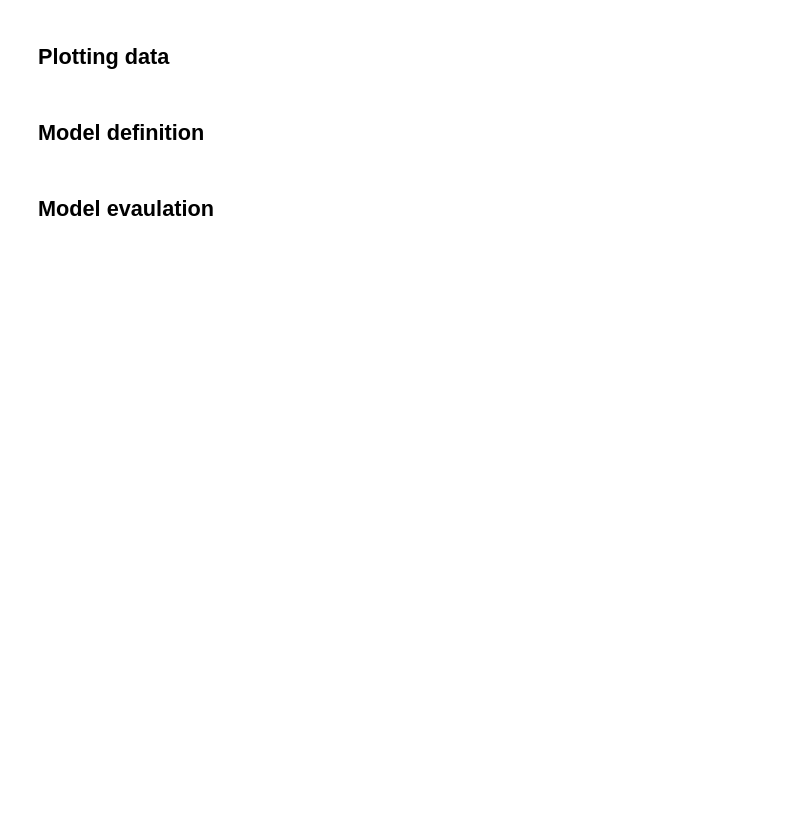
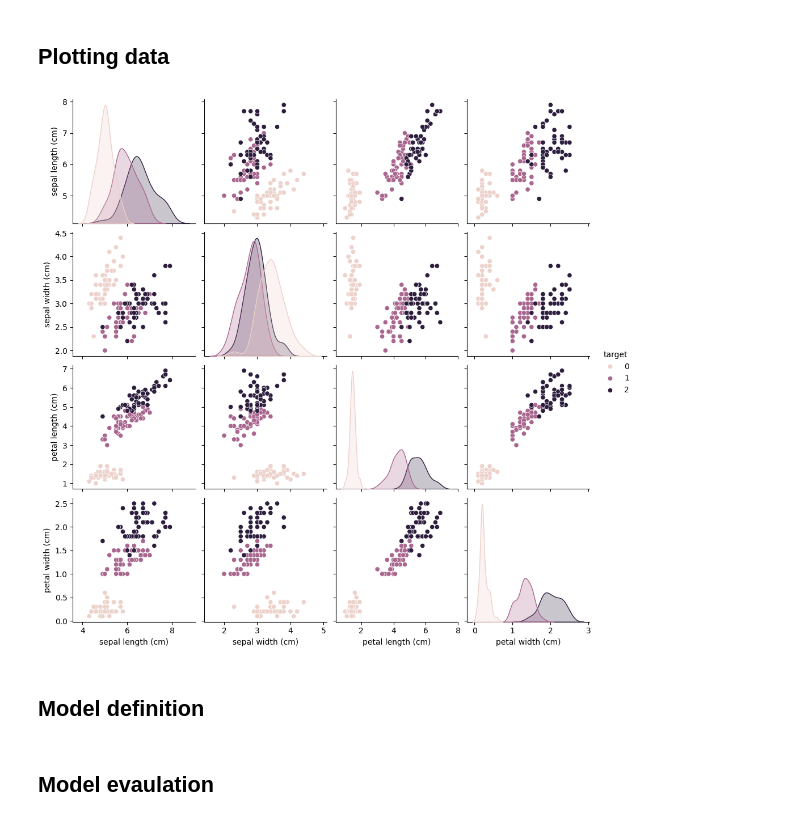
Before and after one commit to PetarS96/ML_Theory, a Jupyter notebook: ML_Models/Unsupervised Learning/Dimensionality Reduction/Principal Componen Analysis/Principal Componen Analysis.ipynb, the cells around one changed output. Drawn from its saved outputs; the diff is of its cells as text; code cells hidden in the pictures; blank space fills up the shorter version.

```diff
--- a/ML_Models/Unsupervised Learning/Dimensionality Reduction/Principal Componen Analysis/Principal Componen Analysis.ipynb
+++ b/ML_Models/Unsupervised Learning/Dimensionality Reduction/Principal Componen Analysis/Principal Componen Analysis.ipynb
@@ -275,17 +275,27 @@ $$
 # %% [markdown]
 ## Data loading
 # %%
-# Import required libraries
+# Import necessary libraries
+import pandas as pd
 import numpy as np
-import pandas as pd
 import matplotlib.pyplot as plt
+import seaborn as sns
+from sklearn.datasets import load_iris
+from sklearn.decomposition import PCA
 from sklearn.preprocessing import StandardScaler
-from sklearn.decomposition import PCA
-from sklearn.datasets import load_breast_cancer
-from sklearn.model_selection import train_test_split
 
 # Data Loading
-# Load breast cancer dataset as an example
-data = load_breast_cancer()
-X = pd.DataFrame(data.data, columns=data.feature_names)
+# Load the Iris dataset from sklearn.datasets
+data = load_iris()
+X = data.data
 y = data.target
+feature_names = data.feature_names
+
+# Data Processing
+# Convert the data to a DataFrame for better visualization
+df = pd.DataFrame(data.data, columns=data.feature_names)
+df['target'] = data.target
+
+# Display the first few rows of the dataset
+print("First few rows of the dataset:")
+print(df.head())
@@ -303,4 +335,11 @@ X_train, X_test, y_train, y_test = train_test_split(X_scaled, y, test_size=0.2,
 # %% [markdown]
 ## Plotting data
+# %%
+# Data Plotting
+# Plot a pairplot to visualize the relationships between the original features
+sns.pairplot(df, hue='target')
+plt.show()
+# %% [output]
+[figure, added]
 # %% [markdown]
 ## Model definition
```
Also changed, not shown: parts of 9 cells of this notebook.
